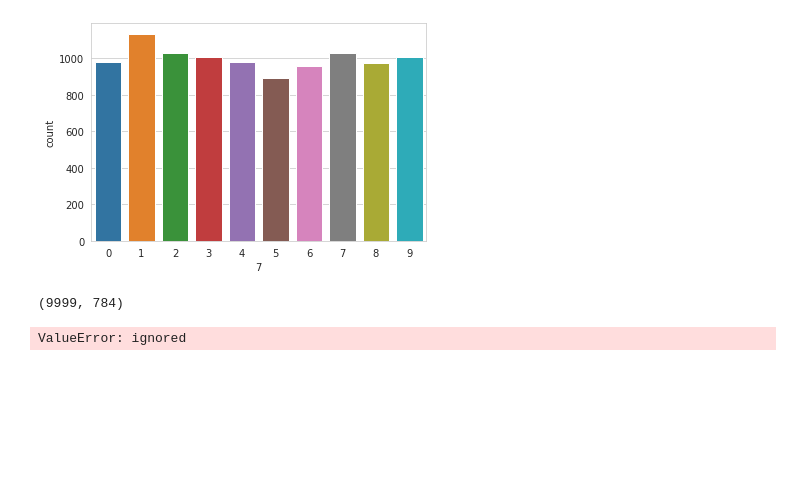
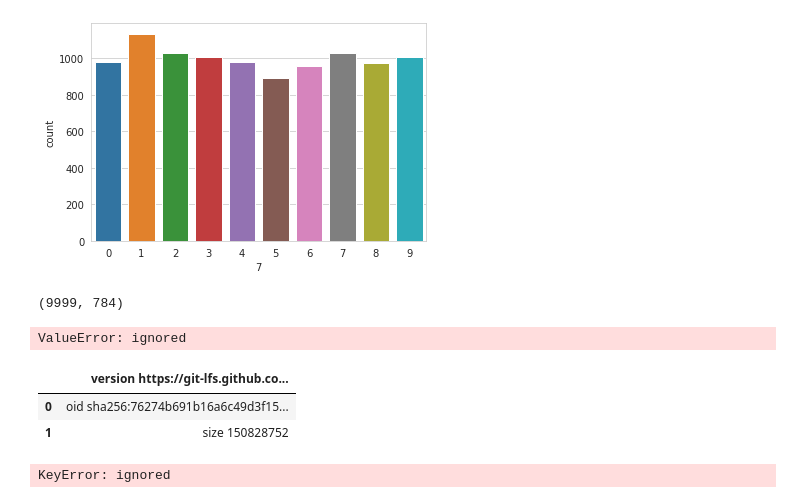
Before and after one commit to FatherOfLove/AdvancedDeepLearning, a Jupyter notebook: Assignment1_Part2.ipynb, the cells around one changed output. Cells and saved outputs as stored; diff of their text form; code cells hidden in the pictures; blank space fills up the shorter version.

```diff
--- a/Assignment1_Part2.ipynb
+++ b/Assignment1_Part2.ipynb
@@ -150,0 +187,28 @@ ValueError: ignored
+# %%
+data = pd.read_csv("/content/drive/My Drive/Data set/Credit card/credit_card.csv")
+data.head()
+# %% [output]
+|  | version https://git-lfs.github.co... |
+| 0 | oid sha256:76274b691b16a6c49d3f15... |
+| 1 | size 150828752 |
+# %%
+
+# Load the data
+current_path = os.getcwd()
+file = os.path.sep.join(['', 'datasets', 'credit_card_data', 'credit_card.csv'])
+data = pd.read_csv("/content/drive/My Drive/Data set/Credit card/credit_card.csv")
+
+dataX = data.copy().drop(['Class','Time'],axis=1)
+dataY = data['Class'].copy()
+
+# Scale data
+featuresToScale = dataX.columns
+sX = pp.StandardScaler(copy=True, with_mean=True, with_std=True)
+dataX.loc[:,featuresToScale] = sX.fit_transform(dataX[featuresToScale])
+
+# Split into train and test
+X_train, X_test, y_train, y_test = \
+    train_test_split(dataX, dataY, test_size=0.33, \
+                     random_state=2018, stratify=dataY)
+# %% [output]
+KeyError: ignored
```
Also changed, not shown: parts of 2 cells of this notebook.
